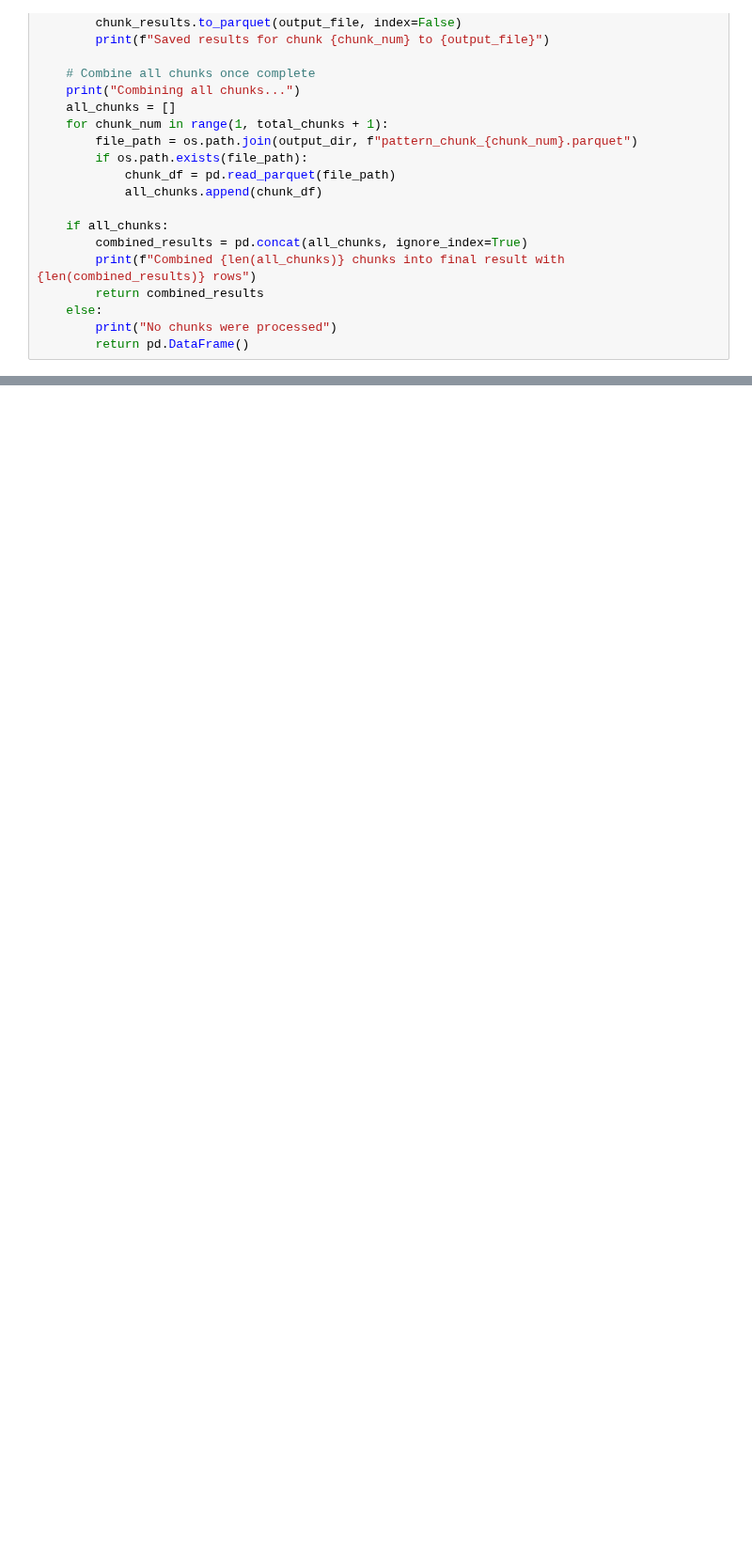
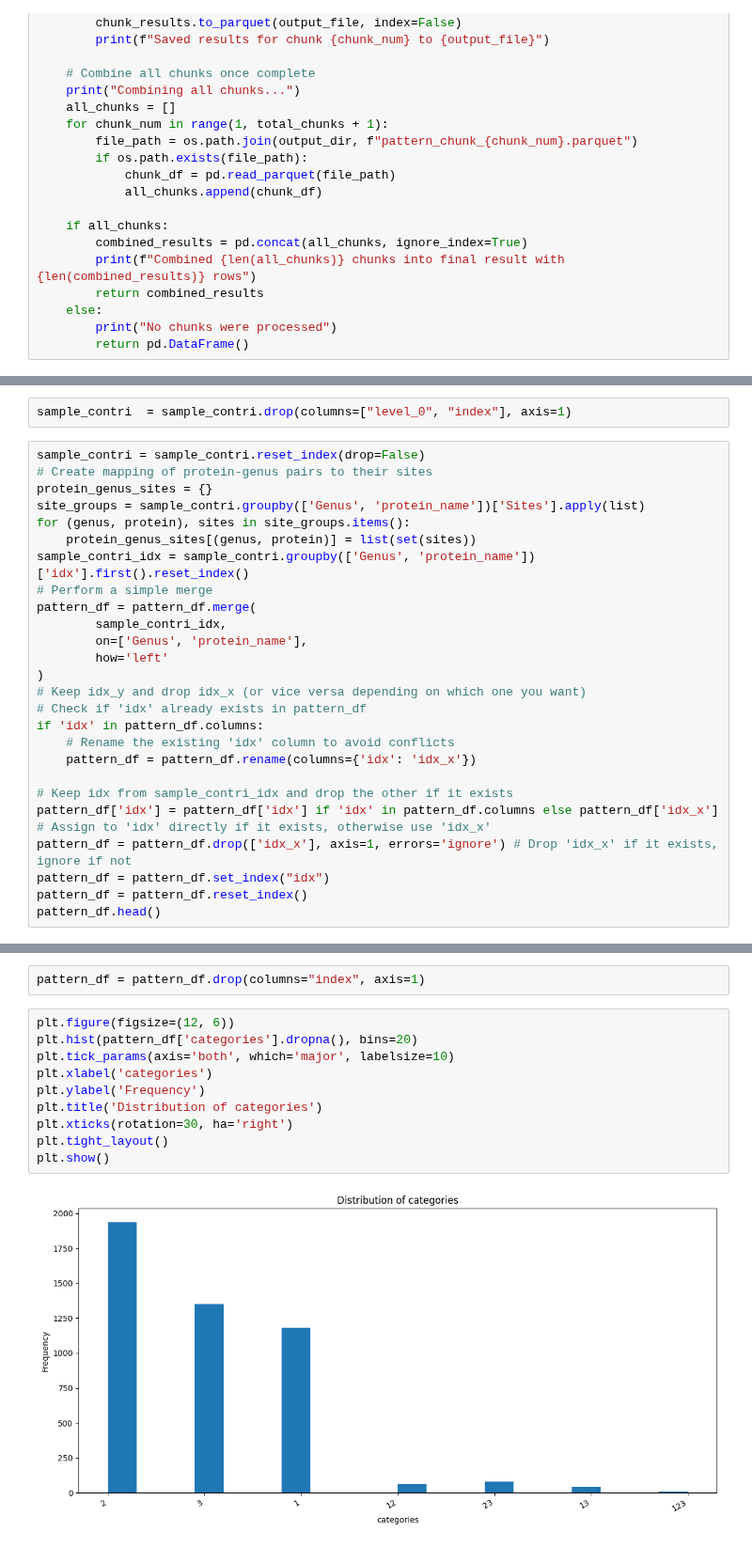
Before and after one commit to MagicAlex238/2_Micro, a Jupyter notebook: corrosion-protein-1.ipynb, the cells around one changed output, grey strips where cells are left out. Shown at 94% size. Drawn from its saved outputs; the diff is of its cells as text; blank space fills up the shorter version.

```diff
--- a/corrosion-protein-1.ipynb
+++ b/corrosion-protein-1.ipynb
@@ -804,0 +847,28 @@ plt.show()
+# %%
+sample_contri  = sample_contri.drop(columns=["level_0", "index"], axis=1)
+# %%
+sample_contri = sample_contri.reset_index(drop=False)
+# Create mapping of protein-genus pairs to their sites
+protein_genus_sites = {}
+site_groups = sample_contri.groupby(['Genus', 'protein_name'])['Sites'].apply(list)
+for (genus, protein), sites in site_groups.items():
+    protein_genus_sites[(genus, protein)] = list(set(sites))
+sample_contri_idx = sample_contri.groupby(['Genus', 'protein_name'])['idx'].first().reset_index()
+# Perform a simple merge
+pattern_df = pattern_df.merge(
+        sample_contri_idx,
+        on=['Genus', 'protein_name'],
+        how='left'
+)
+# Keep idx_y and drop idx_x (or vice versa depending on which one you want)
+# Check if 'idx' already exists in pattern_df
+if 'idx' in pattern_df.columns:
+    # Rename the existing 'idx' column to avoid conflicts
+    pattern_df = pattern_df.rename(columns={'idx': 'idx_x'})
+
+# Keep idx from sample_contri_idx and drop the other if it exists
+pattern_df['idx'] = pattern_df['idx'] if 'idx' in pattern_df.columns else pattern_df['idx_x'] # Assign to 'idx' directly if it exists, otherwise use 'idx_x'
+pattern_df = pattern_df.drop(['idx_x'], axis=1, errors='ignore') # Drop 'idx_x' if it exists, ignore if not
+pattern_df = pattern_df.set_index("idx")
+pattern_df = pattern_df.reset_index()
+pattern_df.head()
@@ -804,0 +883,14 @@ plt.show()
+# %%
+pattern_df = pattern_df.drop(columns="index", axis=1)
+# %%
+plt.figure(figsize=(12, 6))
+plt.hist(pattern_df['categories'].dropna(), bins=20)
+plt.tick_params(axis='both', which='major', labelsize=10)
+plt.xlabel('categories')
+plt.ylabel('Frequency')
+plt.title('Distribution of categories')
+plt.xticks(rotation=30, ha='right')
+plt.tight_layout()
+plt.show()
+# %% [output]
+[figure, added]
```
Also changed, not shown: parts of 19 cells of this notebook.
